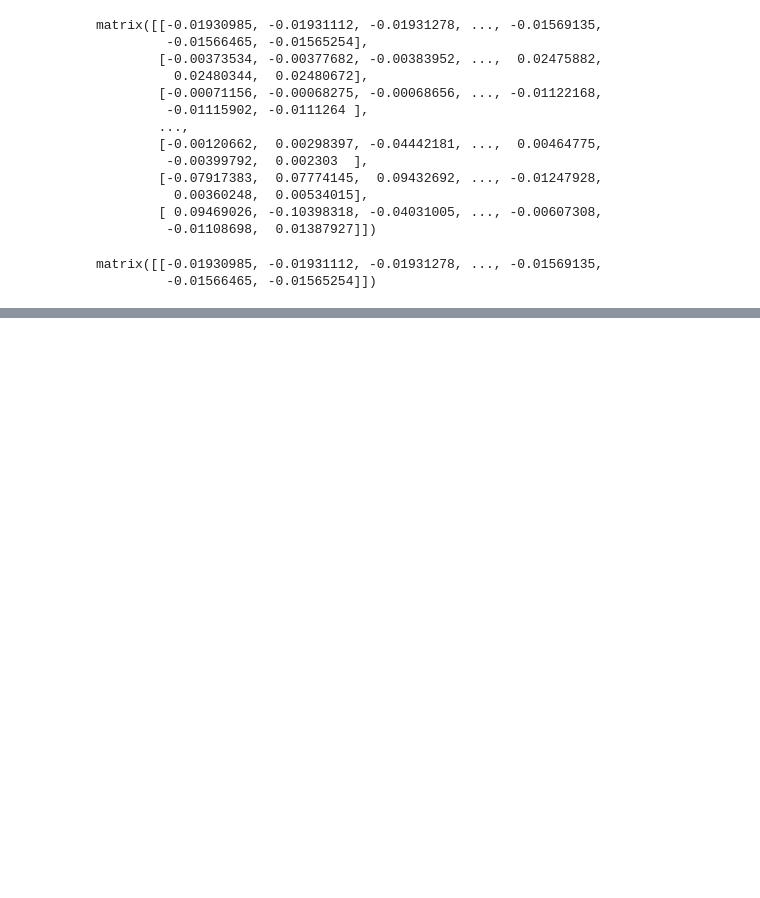
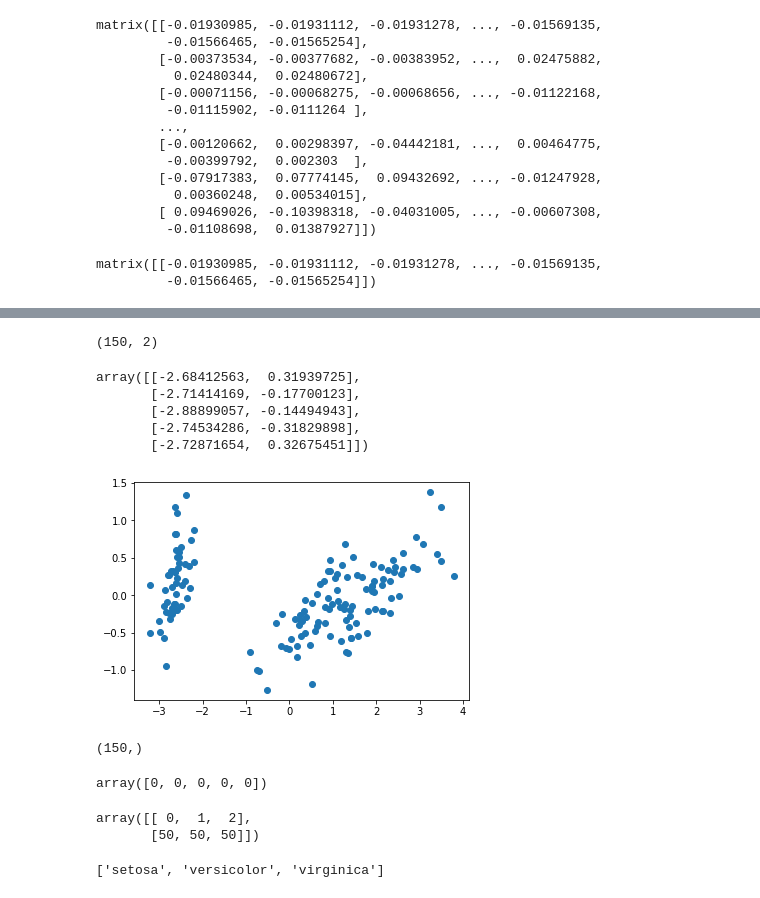
Before and after one commit to darstech/ML-Foundation, a Jupyter notebook: 2_linear_algebra_ii.ipynb, the cells around one changed output, grey strips where cells are left out. Drawn from its saved outputs; the diff is of its cells as text; code cells hidden in the pictures; blank space fills up the shorter version.

```diff
--- a/2_linear_algebra_ii.ipynb
+++ b/2_linear_algebra_ii.ipynb
@@ -1316,0 +1742,3 @@ matrix([[-0.01930985, -0.01931112, -0.01931278, ..., -0.01569135,
+# %%
+from sklearn import datasets
+iris = datasets.load_iris()
@@ -1316,0 +1766,38 @@ matrix([[-0.01930985, -0.01931112, -0.01931278, ..., -0.01569135,
+# %%
+pca = PCA(n_components=2) # trying to convert 4 features' information into 2 components and plot
+# %%
+X = pca.fit_transform(iris.data)
+# %%
+X.shape
+# %% [output]
+(150, 2)
+# %%
+X[:5, :]
+# %% [output]
+array([[-2.68412563,  0.31939725],
+       [-2.71414169, -0.17700123],
+       [-2.88899057, -0.14494943],
+       [-2.74534286, -0.31829898],
+       [-2.72871654,  0.32675451]])
+# %%
+_ = plt.scatter(X[:, 0], X[:, 1])
+# %% [output]
+[figure, added]
+# %%
+iris.target.shape
+# %% [output]
+(150,)
+# %%
+iris.target[:5]
+# %% [output]
+array([0, 0, 0, 0, 0])
+# %%
+unique_elements, counts_elements = np.unique(iris.target, return_counts=True)
+np.asarray((unique_elements, counts_elements))
+# %% [output]
+array([[ 0,  1,  2],
+       [50, 50, 50]])
+# %%
+list(iris.target_names)
+# %% [output]
+['setosa', 'versicolor', 'virginica']
```
Also changed, not shown: parts of 92 cells of this notebook.
